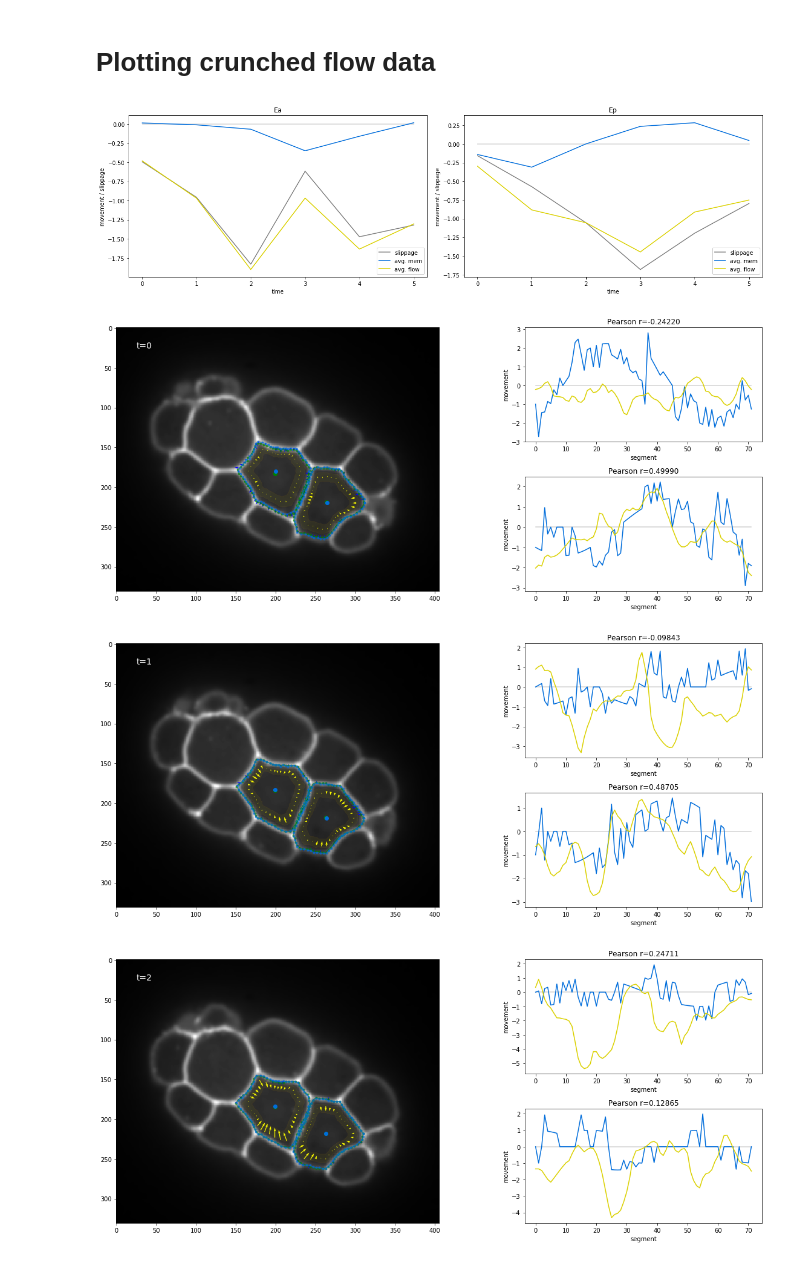
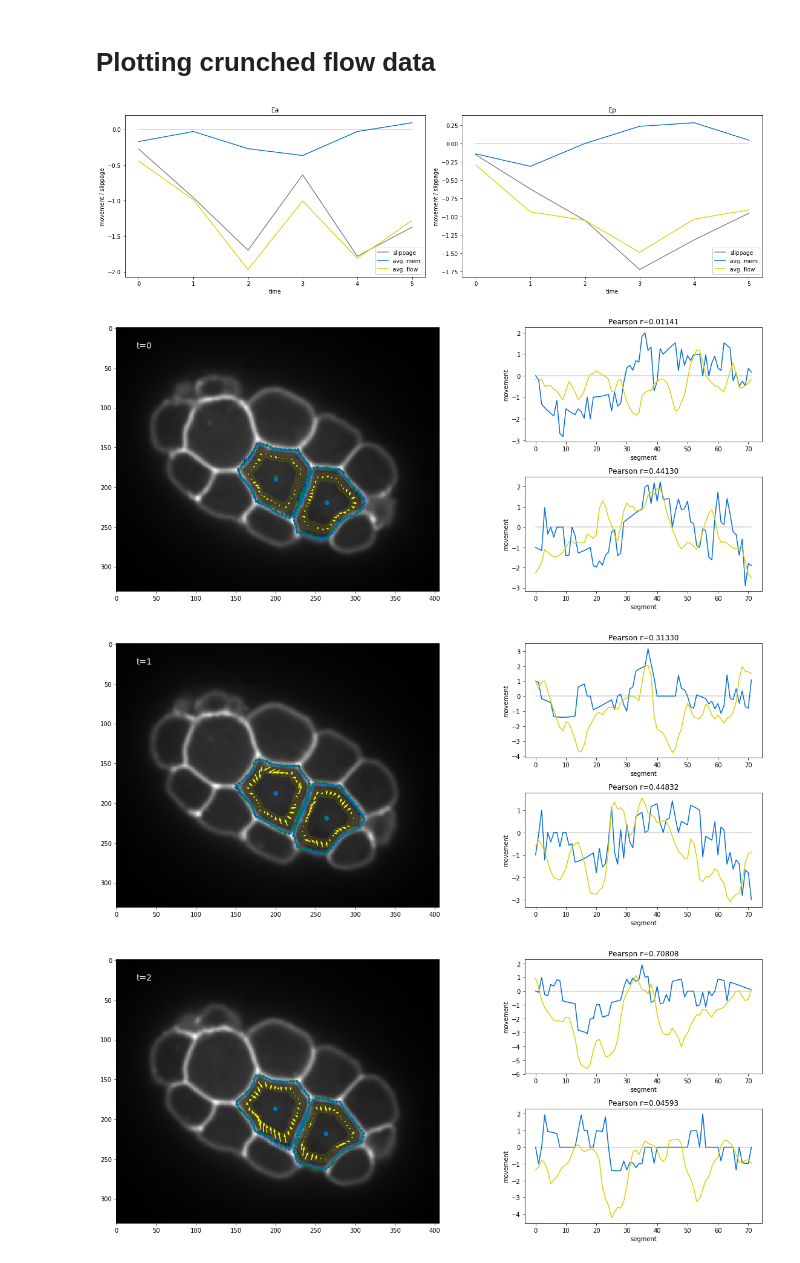
Before and after one commit to mangalp/BobSeg, a Jupyter notebook: AnalysisPipeline_HigherMyosinTempRes_06.ipynb, the cells around one changed output. Drawn from its saved outputs; the diff is of its cells as text; code cells hidden in the pictures.

```diff
--- a/AnalysisPipeline_HigherMyosinTempRes_06.ipynb
+++ b/AnalysisPipeline_HigherMyosinTempRes_06.ipynb
@@ -115,12 +115,12 @@ print (min_rs, max_rs)
 # %% [output]
 ((10, 10), (58, 58))
 # %%
-data = Data3d( gradientimage, pixelsize=(1.,1.), silent=False )
+data = Data3d( gradientimage, pixelsize=(1.,1.), silent=True )
 data.set_seg_params(num_columns=72,K=70,max_delta_k=4)
 objects = []
 # %%
 cell_Ea = data.init_object("Ea")
 objects.append(cell_Ea)
-data.add_object_at( cell_Ea, min_rs, max_rs, frame=0, seed=(200,180), segment_it=True )
+data.add_object_at( cell_Ea, min_rs, max_rs, frame=0, seed=(200,190), segment_it=True )
 moving_center_Ea = data.track(cell_Ea, seed_frame=0, target_frames=range(1,len(data.images)), recenter_iterations=1)
 # %% [output]
@@ -422,7 +422,7 @@ fig.tight_layout()
 pylab.rcParams['figure.figsize'] = (17, 7)
 offset = 0
 stepsize = 2
-show_projected = True
+show_projected = False
 
 for t in range(0,len(segchannel)-1,1):
     fig = plt.figure()
@@ -473,34 +473,34 @@ for t in range(0,len(segchannel)-1,1):
             flow_vec = [column_vectors[i]*projected_avg_flows_per_frame_per_object[obj][t][i] for i in range(len(column_vectors))]
             flow_vec_x = [v[0] for v in flow_vec]
             flow_vec_y = [-v[1] for v in flow_vec]
         else:
             flow_vec_x = [v[0] for v in annulus_avg_flow_vectors_per_frame_per_object[obj][t]]
             flow_vec_y = [-v[1] for v in annulus_avg_flow_vectors_per_frame_per_object[obj][t]]
         ax.quiver(flow_base_x[offset::stepsize],
                   flow_base_y[offset::stepsize],
                   flow_vec_x[offset::stepsize],
                   flow_vec_y[offset::stepsize],
                   pivot='mid', width=0.0022, scale=flowchannel.shape[1]/2., color='yellow')
 
     # LINEPLOT
     # ========
     ax2.set_title('Pearson r=%.5f'%correlation_per_frame_per_object[0][t])
     ax2.set_xlabel('segment')
     ax2.set_ylabel('movement')
     ax2.plot(np.zeros_like(projected_mem_vecs_per_frame_per_object[0][t]), color='lightgray')
     ax2.plot(projected_mem_vecs_per_frame_per_object[0][t], color='#%02x%02x%02x'%(0,109,219))
     ax2.plot(projected_avg_flows_per_frame_per_object[0][t], color='#%02x%02x%02x'%(219,209,0))
 
     ax3.set_title('Pearson r=%.5f'%correlation_per_frame_per_object[1][t])
     ax3.set_xlabel('segment')
     ax3.set_ylabel('movement')
     ax3.plot(np.zeros_like(projected_mem_vecs_per_frame_per_object[1][t]), color='lightgray')
     ax3.plot(projected_mem_vecs_per_frame_per_object[1][t], color='#%02x%02x%02x'%(0,109,219))
     ax3.plot(projected_avg_flows_per_frame_per_object[1][t], color='#%02x%02x%02x'%(219,209,0))
 
     fig.tight_layout()
 # %% [output]
-[figure, old version]
+[figure, new version]
-[figure, old version]
+[figure, new version]
-[figure, old version]
+[figure, new version]
-[figure, old version]
+[figure, new version]
```
Also changed, not shown: parts of 6 cells of this notebook, 2 other files.
